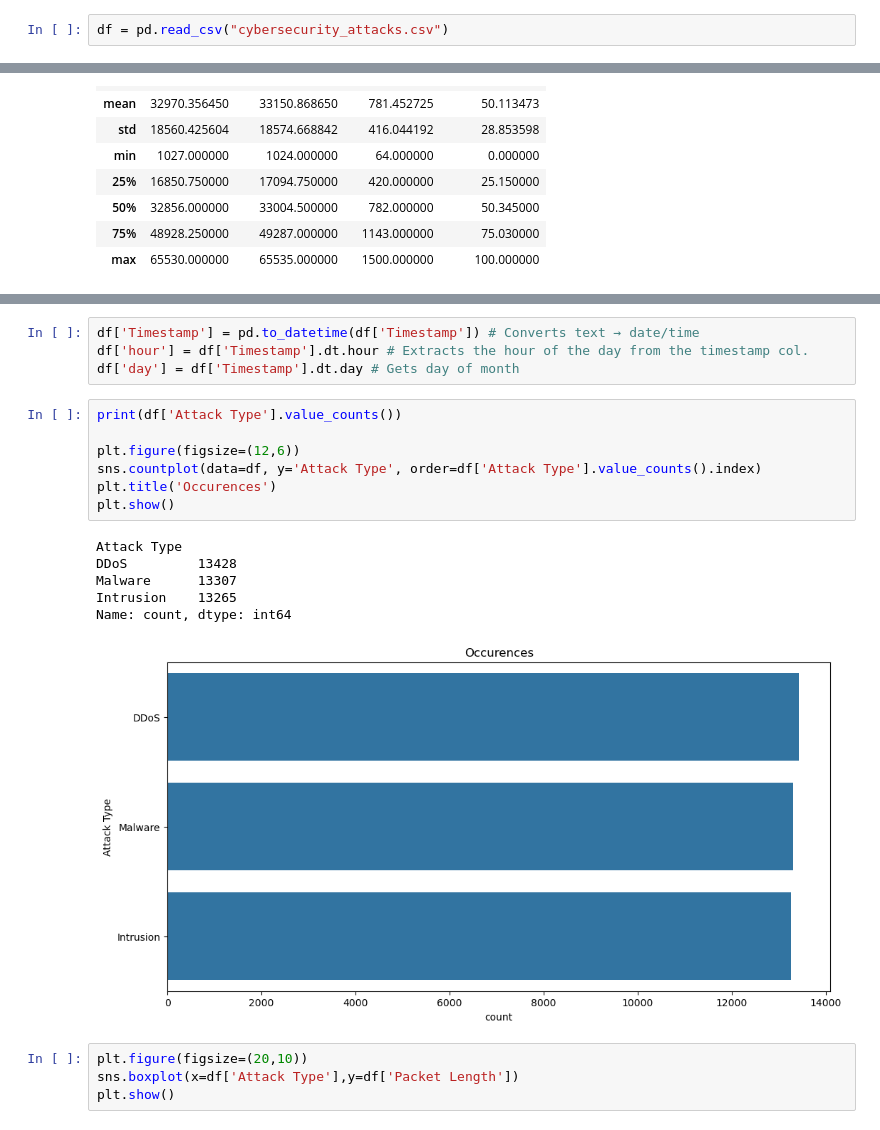
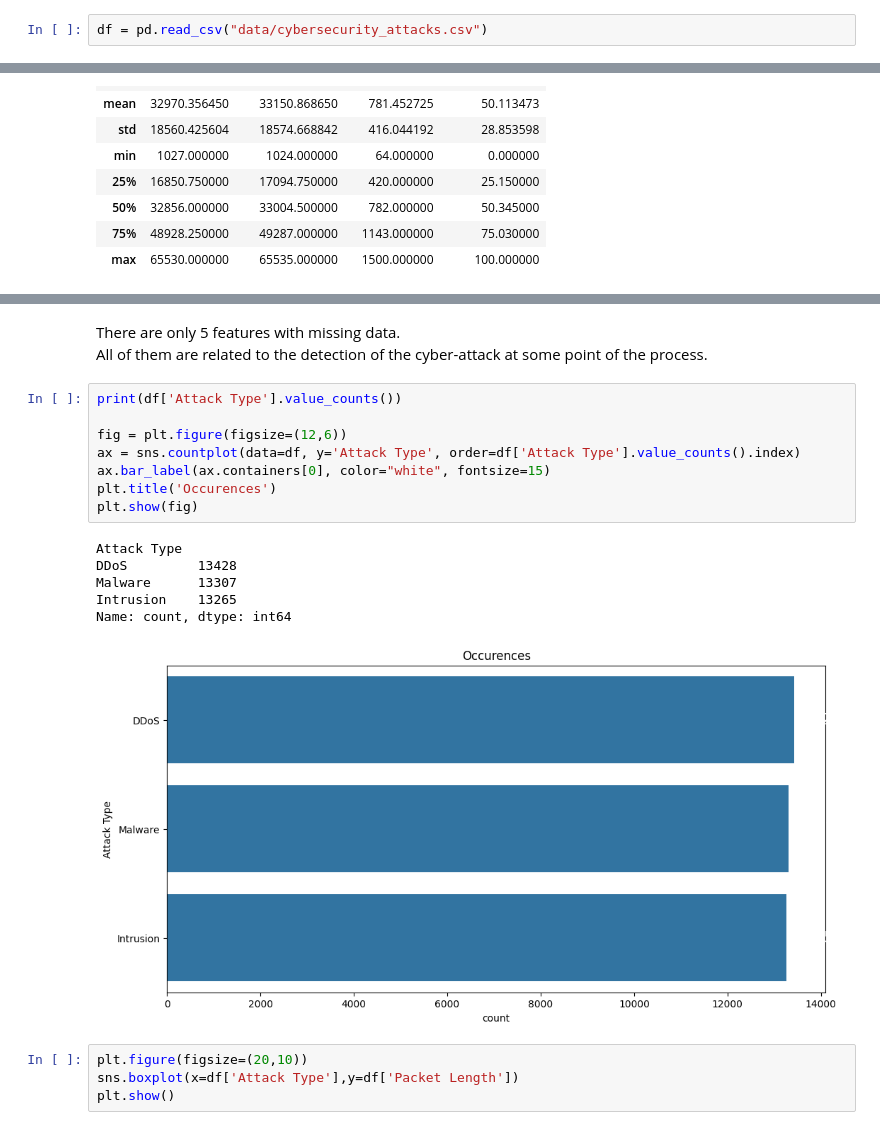
Before and after one commit to florianrst/CyberSecurity_ML, a Jupyter notebook: data_analysis/EDA.ipynb, the cells around one changed output, grey strips where cells are left out. Drawn from its saved outputs; the diff is of its cells as text.

```diff
--- a/data_analysis/EDA.ipynb
+++ b/data_analysis/EDA.ipynb
@@ -4,7 +4,7 @@ import pandas as pd
 import matplotlib.pyplot as plt
 import seaborn as sns
 # %%
-df = pd.read_csv("cybersecurity_attacks.csv")
+df = pd.read_csv("data/cybersecurity_attacks.csv")
 # %%
 df.head(10)
 # %% [output]
@@ -95,21 +71,21 @@ dtype: float64
-# %%
-df['Timestamp'] = pd.to_datetime(df['Timestamp']) # Converts text → date/time
-df['hour'] = df['Timestamp'].dt.hour # Extracts the hour of the day from the timestamp col.
-df['day'] = df['Timestamp'].dt.day # Gets day of month
+# %% [markdown]
+There are only 5 features with missing data. <br>
+All of them are related to the detection of the cyber-attack at some point of the process.
 # %%
 print(df['Attack Type'].value_counts())
 
-plt.figure(figsize=(12,6))
-sns.countplot(data=df, y='Attack Type', order=df['Attack Type'].value_counts().index)
+fig = plt.figure(figsize=(12,6))
+ax = sns.countplot(data=df, y='Attack Type', order=df['Attack Type'].value_counts().index)
+ax.bar_label(ax.containers[0], color="white", fontsize=15)
 plt.title('Occurences')
-plt.show()
+plt.show(fig)
 # %% [output]
 Attack Type
 DDoS         13428
 Malware      13307
 Intrusion    13265
 Name: count, dtype: int64
-[figure, old version]
+[figure, new version]
 # %%
 plt.figure(figsize=(20,10))
 sns.boxplot(x=df['Attack Type'],y=df['Packet Length'])
```
Also changed, not shown: parts of 11 cells of this notebook.
